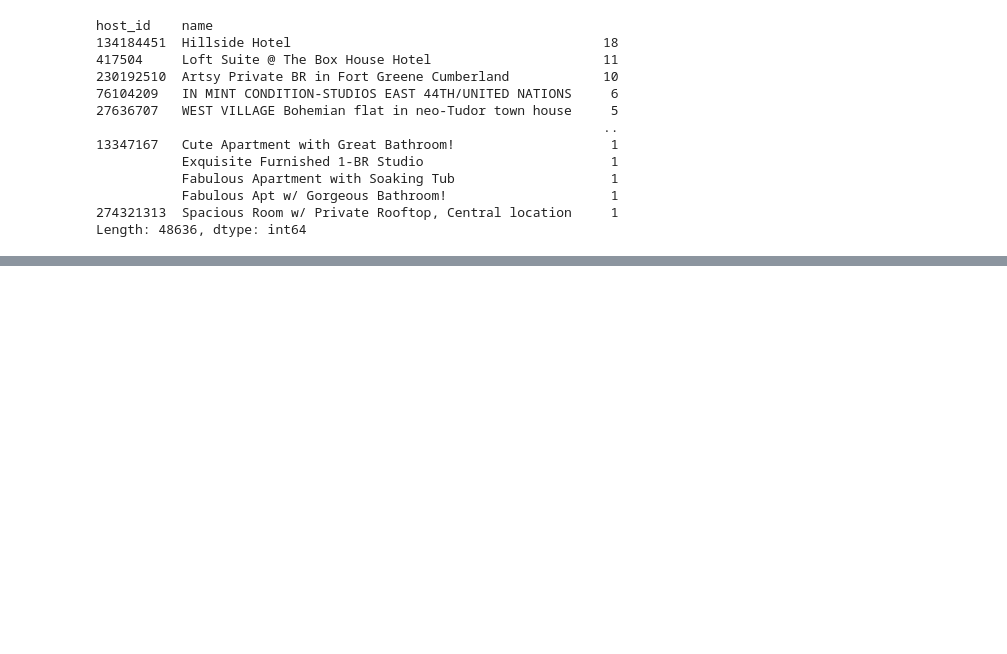
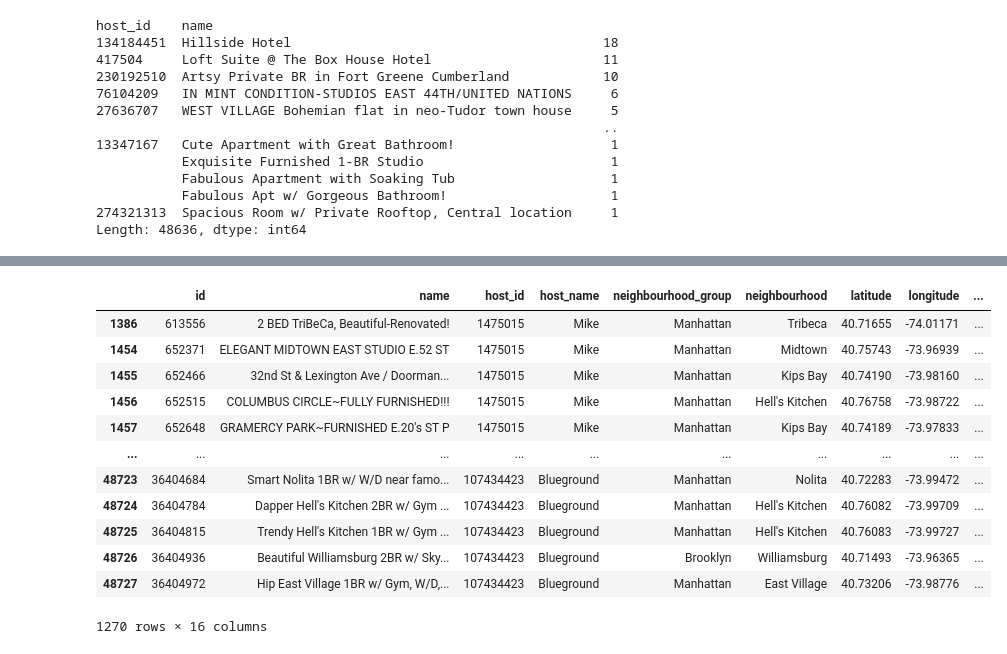
Before and after one commit to mronqui/machine-learning-python-template, a Jupyter notebook: src/explore.ipynb, the cells around one changed output, grey strips where cells are left out. Saved outputs shown, nothing was run; the diff lists cells and outputs as text; code cells hidden in the pictures; blank space fills up the shorter version.

```diff
--- a/src/explore.ipynb
+++ b/src/explore.ipynb
@@ -173,0 +252,18 @@ NameError: name 'df_airbnb' is not defined
+# %%
+list(df_hn.reset_index()['host_id'])
+df_hn_filt=df_airbnb[df_airbnb['host_id'].isin(list(df_hn.reset_index()['host_id']))]
+df_hn_filt
+# %% [output]
+|  | id | name | host_id | host_name | neighbourhood_group | neighbourhood | latitude | longitude | ... |
+| 1386 | 613556 | 2 BED TriBeCa, Beautiful-Renovated! | 1475015 | Mike | Manhattan | Tribeca | 40.71655 | -74.01171 | ... |
+| 1454 | 652371 | ELEGANT MIDTOWN EAST STUDIO E.52 ST | 1475015 | Mike | Manhattan | Midtown | 40.75743 | -73.96939 | ... |
+| 1455 | 652466 | 32nd St & Lexington Ave / Doorman... | 1475015 | Mike | Manhattan | Kips Bay | 40.74190 | -73.98160 | ... |
+| 1456 | 652515 | COLUMBUS CIRCLE~FULLY FURNISHED!!! | 1475015 | Mike | Manhattan | Hell's Kitchen | 40.76758 | -73.98722 | ... |
+| 1457 | 652648 | GRAMERCY PARK~FURNISHED E.20's ST P | 1475015 | Mike | Manhattan | Kips Bay | 40.74189 | -73.97833 | ... |
+| ... | ... | ... | ... | ... | ... | ... | ... | ... | ... |
+| 48723 | 36404684 | Smart Nolita 1BR w/ W/D near famo... | 107434423 | Blueground | Manhattan | Nolita | 40.72283 | -73.99472 | ... |
+| 48724 | 36404784 | Dapper Hell's Kitchen 2BR w/ Gym ... | 107434423 | Blueground | Manhattan | Hell's Kitchen | 40.76082 | -73.99709 | ... |
+| 48725 | 36404815 | Trendy Hell's Kitchen 1BR w/ Gym ... | 107434423 | Blueground | Manhattan | Hell's Kitchen | 40.76083 | -73.99727 | ... |
+| 48726 | 36404936 | Beautiful Williamsburg 2BR w/ Sky... | 107434423 | Blueground | Brooklyn | Williamsburg | 40.71493 | -73.96365 | ... |
+| 48727 | 36404972 | Hip East Village 1BR w/ Gym, W/D,... | 107434423 | Blueground | Manhattan | East Village | 40.73206 | -73.98776 | ... |
+1270 rows × 16 columns
```
Also changed, not shown: parts of 18 cells of this notebook.
